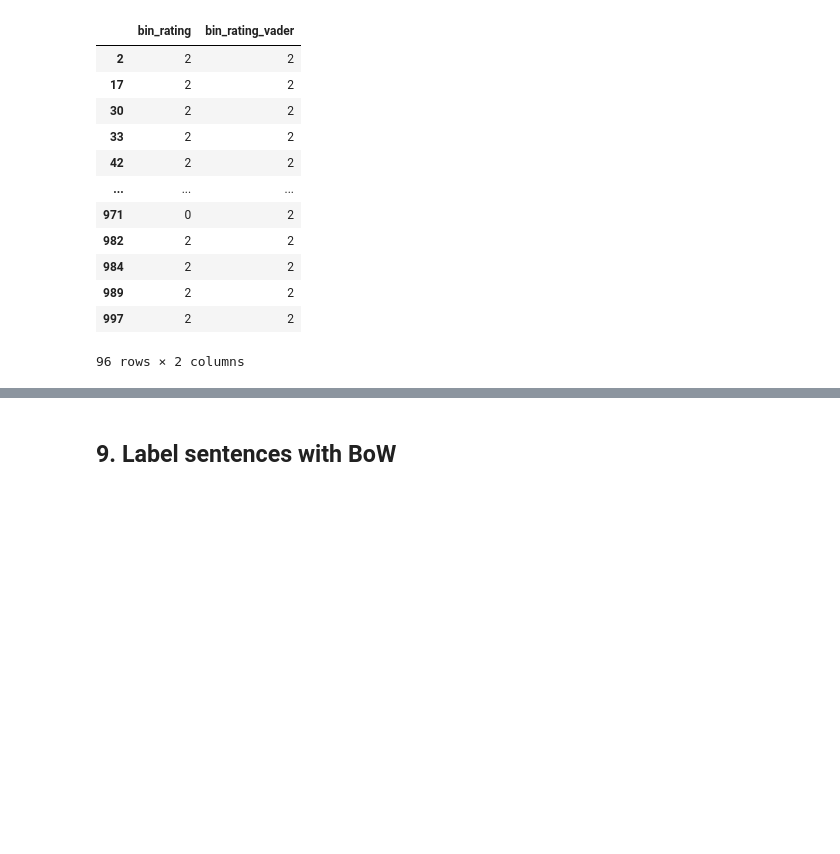
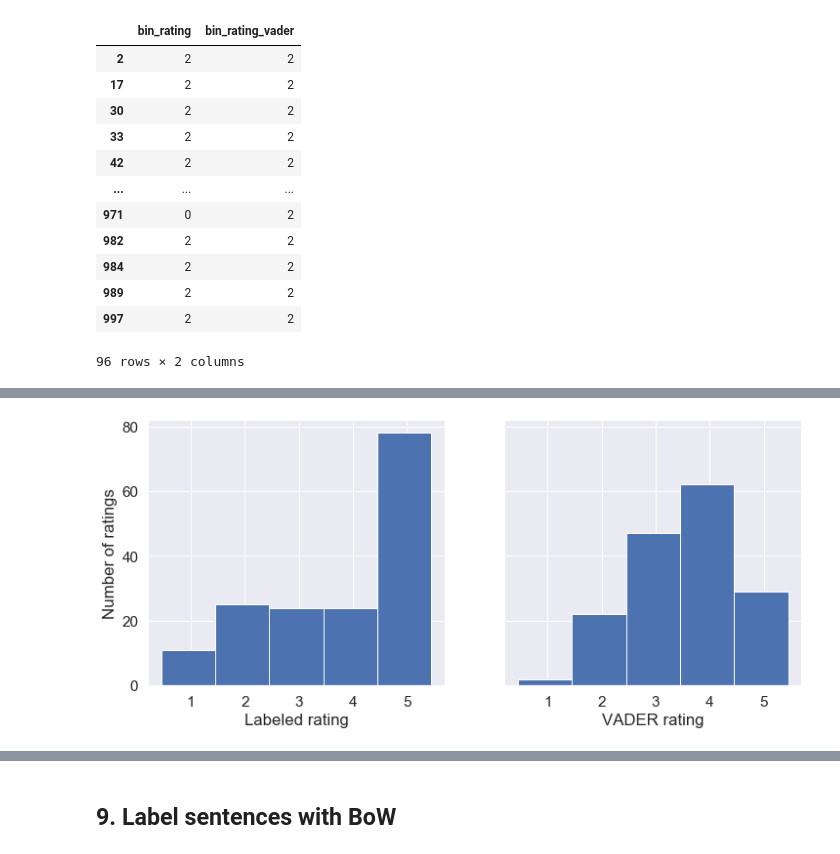
Before and after one commit to kolbt/bot_the_builder, a Jupyter notebook: notebooks/compare_embeddings.ipynb, the cells around one changed output, grey strips where cells are left out. Cells and saved outputs as stored; diff of their text form; code cells hidden in the pictures; blank space fills up the shorter version.

```diff
--- a/notebooks/compare_embeddings.ipynb
+++ b/notebooks/compare_embeddings.ipynb
@@ -802,8 +802,25 @@ display(binned_ratings)
 | 997 | 2 | 2 |
 96 rows × 2 columns
 # %%
+from scipy import stats
 # Let's look at the differences in distribution here
 labeled_rating = only_labeled['rate_ease'].tolist()
 vader_rating = only_labeled['vader_rating'].tolist()
+vader_rating_float = only_labeled['float_vader_rating'].tolist()
 bin_labeled_rating = binned_ratings['bin_rating'].tolist()
 bin_vader_rating = binned_ratings['bin_rating_vader'].tolist()
+
+# What is the average of each set
+labeled_mean = np.mean(labeled_rating)
+labeled_mode = stats.mode(labeled_rating)
+labeled_median = np.median(labeled_rating)
+vader_mean = np.mean(vader_rating_float)
+vader_mode = stats.mode(vader_rating_float)
+vader_median = np.median(vader_rating_float)
+print(labeled_mean)
+print(labeled_mode[0][0])
+print(labeled_median)
+print("")
+print(vader_mean)
+print(vader_mode[0][0])
+print(vader_median)
@@ -810,3 +850,19 @@ bin_vader_rating = binned_ratings['bin_rating_vader'].tolist()
+# %%
+# Let's plot the VADER data continuously as well
+fig, ax = plt.subplots(1, 2, figsize=(12, 5), sharey=True)
+bins = np.arange(1,7,1)-0.55
+ax[0].hist(labeled_rating, bins=bins)
+# ax.set_xlim(-3, 3)
+ax[0].set_xlabel(r'Labeled rating')
+ax[0].set_ylabel(r'Number of ratings')
+ax[1].set_xlabel(r'VADER rating')
+
+# Now plot the VADER data
+ax[1].hist(vader_rating_float, bins=bins)
+# ax[1].set_xlim(0.5, 5.5)
+plt.show()
+# %% [output]
+[figure, added]
 # %%
 # Plot histogram of difference between "true" and predicted
 bins = np.arange(-3,5,1)-0.5
```
Also changed, not shown: parts of 13 cells of this notebook, 6 other files.
